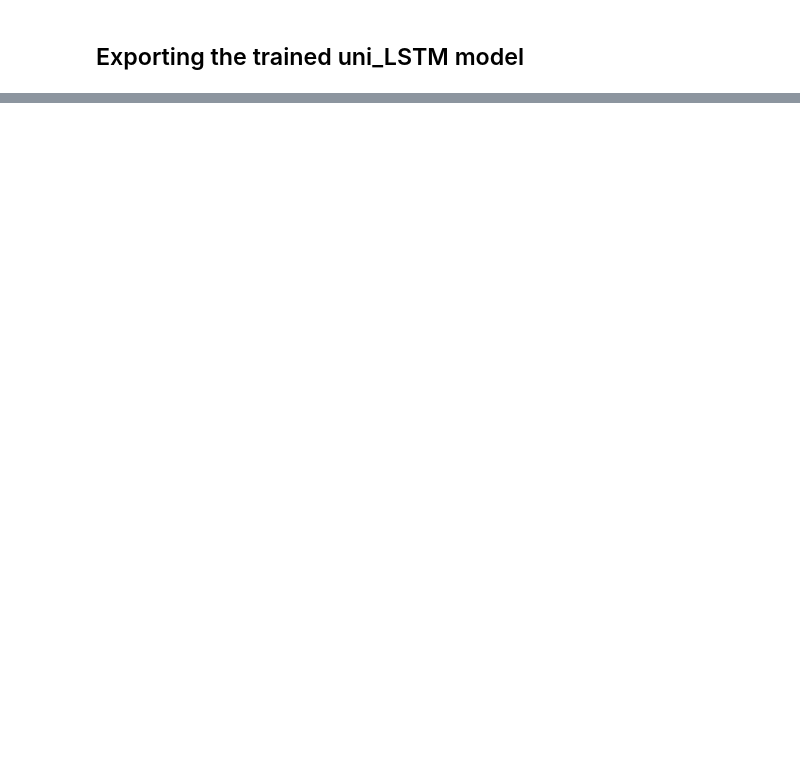
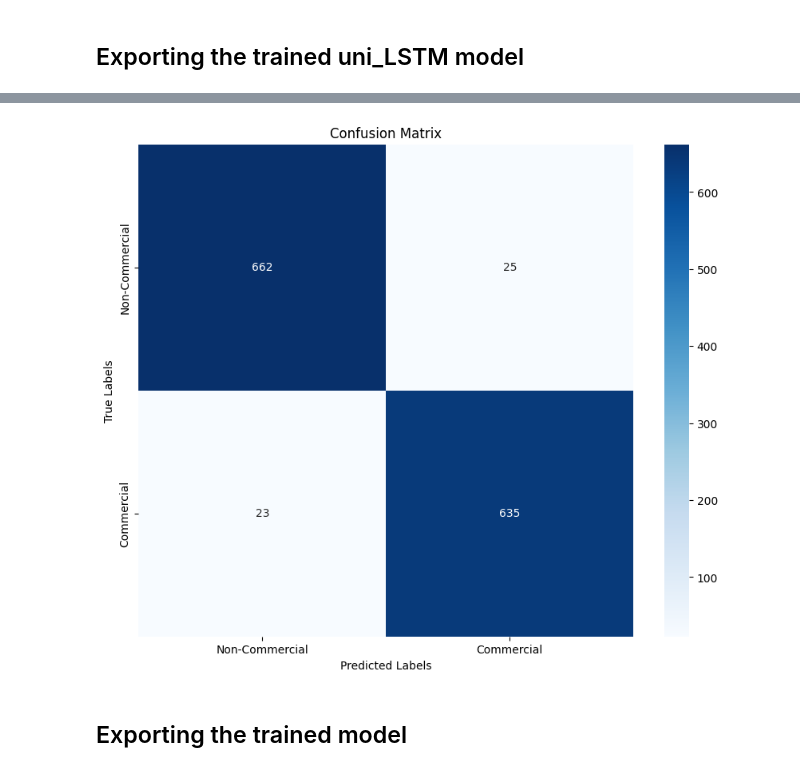
Before and after one commit to AryanNanda17/GSoC_2024-Enhanced_Media_Experience_with_AI-Powered_Commercial_Detection_and_Replacement, a Jupyter notebook: Model/model_training/model_train.ipynb, the cells around one changed output, grey strips where cells are left out. Drawn from its saved outputs; the diff is of its cells as text; code cells hidden in the pictures; blank space fills up the shorter version.

Commit message:
Implemented Bidirection LSTMs model

```diff
--- a/Model/model_training/model_train.ipynb
+++ b/Model/model_training/model_train.ipynb
@@ -342,0 +370,4 @@ uni_LSTM_Model.save('./uni_LSTM_Model.keras')
+# %%
+input_shape = (150, 1152)
+bidirectional_lstm_model = create_bidirectional_lstm_model(input_shape)
+bidirectional_lstm_model.summary()
@@ -342,0 +396,8 @@ uni_LSTM_Model.save('./uni_LSTM_Model.keras')
+# %%
+history = bidirectional_lstm_model.fit(
+    X_train, y_train,
+    epochs=10,
+    batch_size=32,
+    validation_data=(X_val, y_val)
+    # callbacks=[early_stopping]
+)
@@ -342,0 +437,2 @@ uni_LSTM_Model.save('./uni_LSTM_Model.keras')
+# %%
+y_pred = (bidirectional_lstm_model.predict(X_test) > 0.5).astype("int32")
@@ -342,0 +441,13 @@ uni_LSTM_Model.save('./uni_LSTM_Model.keras')
+# %%
+conf_matrix = confusion_matrix(y_test, y_pred)
+# %%
+plt.figure(figsize=(10, 8))
+sns.heatmap(conf_matrix, annot=True, fmt='d', cmap='Blues', xticklabels=['Non-Commercial', 'Commercial'], yticklabels=['Non-Commercial', 'Commercial'])
+plt.xlabel('Predicted Labels')
+plt.ylabel('True Labels')
+plt.title('Confusion Matrix')
+plt.show()
+# %% [output]
+[figure, added]
+# %% [markdown]
+## Exporting the trained model
```
Also changed, not shown: parts of 22 cells of this notebook.
